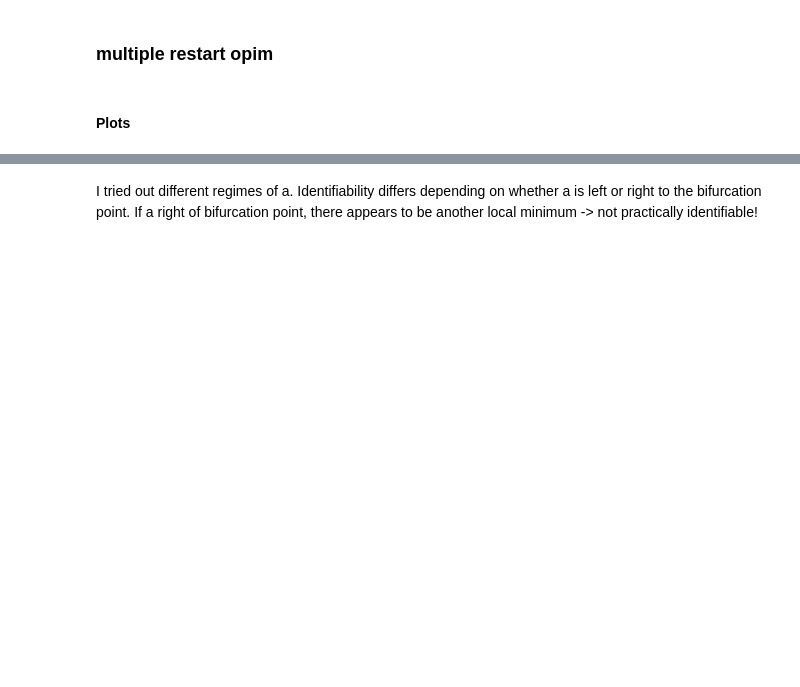
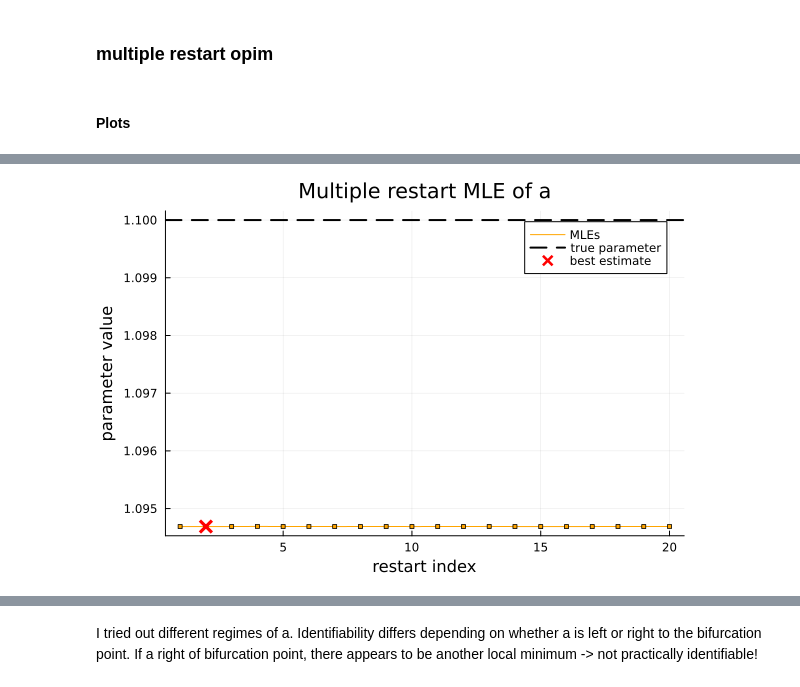
Before and after one commit to lisab00/ma-code, a Jupyter notebook: notebooks/playground/identifiability/practical_identifiability.ipynb, the cells around one changed output, grey strips where cells are left out. Cells and saved outputs as stored; diff of their text form; code cells hidden in the pictures; blank space fills up the shorter version.

```diff
--- a/notebooks/playground/identifiability/practical_identifiability.ipynb
+++ b/notebooks/playground/identifiability/practical_identifiability.ipynb
@@ -93,0 +93,4 @@ scatter!([best_loss_ind], [losses[best_loss_ind]], markershape=:x, markerstrokew
+# %%
+plot_mult_restart_mles(inits, mles, best_loss_ind, compare=false)
+# %% [output]
+[figure, added]
```
Also changed, not shown: parts of 9 cells of this notebook.
